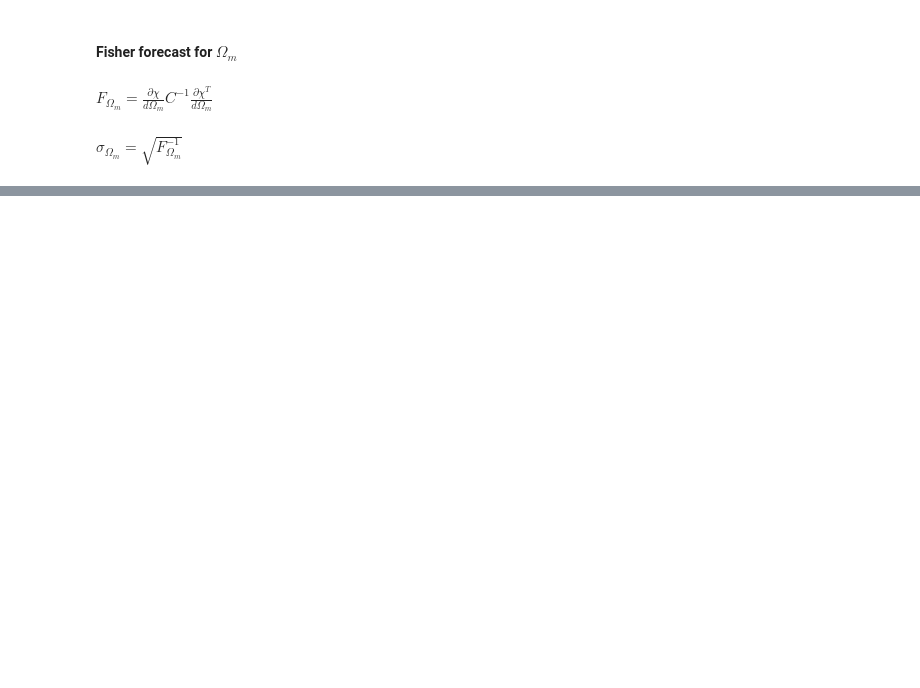
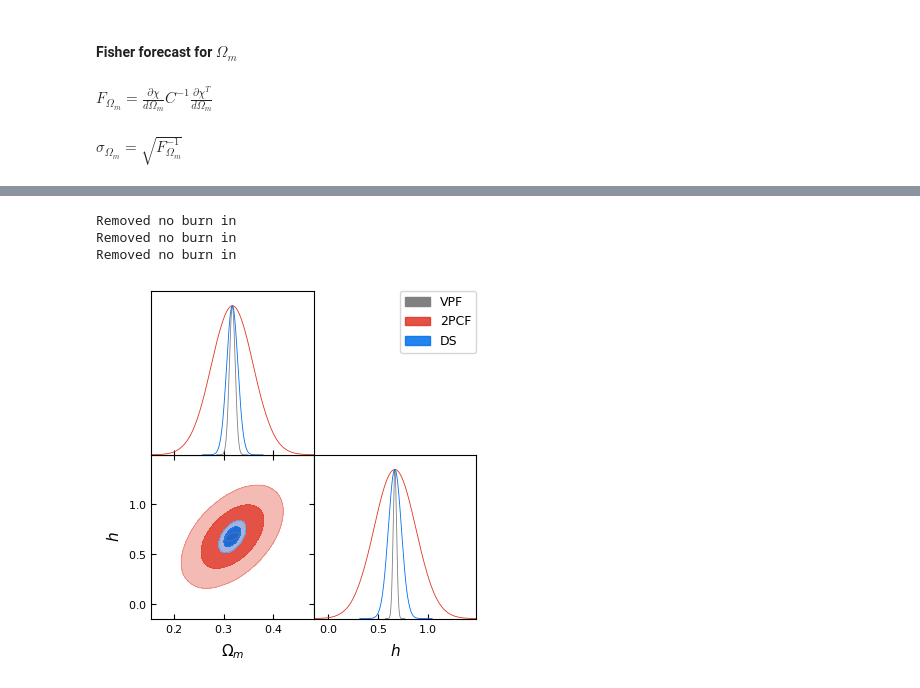
Before and after one commit to FedeDavilaKurban/VPF_Quijote, a Jupyter notebook: fisherMatrixComputation.ipynb, the cells around one changed output, grey strips where cells are left out. Saved outputs shown, nothing was run; the diff lists cells and outputs as text; code cells hidden in the pictures; blank space fills up the shorter version.

```diff
--- a/fisherMatrixComputation.ipynb
+++ b/fisherMatrixComputation.ipynb
@@ -105,0 +314,80 @@ plt.show()
+# %%
+from getdist import plots, MCSamples
+
+# Computing fisher element Om,h
+f_Omh = dChi_dOm @ np.linalg.inv(covfactor*covariance_fid) @ dChi_dh.T
+# Computing fisher element Om,ns
+f_Omns = dChi_dOm @ np.linalg.inv(covfactor*covariance_fid) @ dChi_dns.T
+# Computing fisher element h,ns
+f_hns = dChi_dh @ np.linalg.inv(covfactor*covariance_fid) @ dChi_dns.T
+
+
+rho = 0.5 # correlation coefficient
+
+# add fisher errors as MC samples
+#VPF
+#mc_samples = []
+samples = ['Om','h']
+labels = [r'\Omega_m',r'h']
+mean_theta = [mu_Om,h_fid]
+# fisher_matrix = np.array([[f_Om, f_Omh, f_Omns],
+#                           [f_Omh, f_h, f_hns],
+#                           [f_Omns, f_hns, f_ns]])
+fisher_matrix = np.array([[f_Om, f_Omh],
+                          [f_Omh, f_h]])
+cov_theta = np.linalg.inv(fisher_matrix)
+cov_theta = np.array([[sigma_Om**2, rho*sigma_Om*sigma_h],
+                      [rho*sigma_Om*sigma_h, sigma_h**2]])
+random_state = np.random.default_rng(10)
+samp = random_state.multivariate_normal(mean_theta, cov_theta,
+    size=1000000)
+mcs_vpf = MCSamples(samples=samp, names=samples, labels=labels)
+#mc_samples.append(mcs)
+
+#2PCF
+sigma_Om_2pcf = 0.04221
+sigma_h_2pcf = 0.20976
+samples = ['Om','h']
+labels = [r'\Omega_m',r'h']
+mean_theta = [mu_Om,h_fid]
+#Covariance estimated with rho=0.5
+rho = 0.5 # correlation coefficient
+cov_theta = np.array([[sigma_Om_2pcf**2, rho*sigma_Om_2pcf*sigma_h_2pcf],
+                      [rho*sigma_Om_2pcf*sigma_h_2pcf, sigma_h_2pcf**2]])
+#random_state = np.random.default_rng(10)
+samp = random_state.multivariate_normal(mean_theta, cov_theta,
+    size=1000000)
+mcs_2pcf = MCSamples(samples=samp, names=samples, labels=labels)
+#mc_samples.append(mcs)
+
+#DS
+sigma_Om_ds = 0.01128
+sigma_h_ds = 0.06560
+samples = ['Om','h']
+labels = [r'\Omega_m',r'h']
+mean_theta = [mu_Om,h_fid]
+#Covariance estimated with rho=0.5
+cov_theta = np.array([[sigma_Om_ds**2, rho*sigma_Om_ds*sigma_h_ds],
+                      [rho*sigma_Om_ds*sigma_h_ds, sigma_h_ds**2]]
+
+)
+#random_state = np.random.default_rng(10)
+samp = random_state.multivariate_normal(mean_theta, cov_theta,
+    size=1  000000)
+mcs_ds = MCSamples(samples=samp, names=samples, labels=labels)
+#mc_samples.append(mcs)
+
+# Create a GetDist plotter
+g = plots.get_subplot_plotter()
+
+method_labels = ['VPF','2PCF','DS']
+# Plot the triangle plot
+g.triangle_plot([mcs_vpf,mcs_2pcf,mcs_ds], filled=True, legend_labels=method_labels)
+
+# Show the plot
+plt.show()
+# %% [output]
+Removed no burn in
+Removed no burn in
+Removed no burn in
+[figure, added]
```
Also changed, not shown: parts of 9 cells of this notebook.
